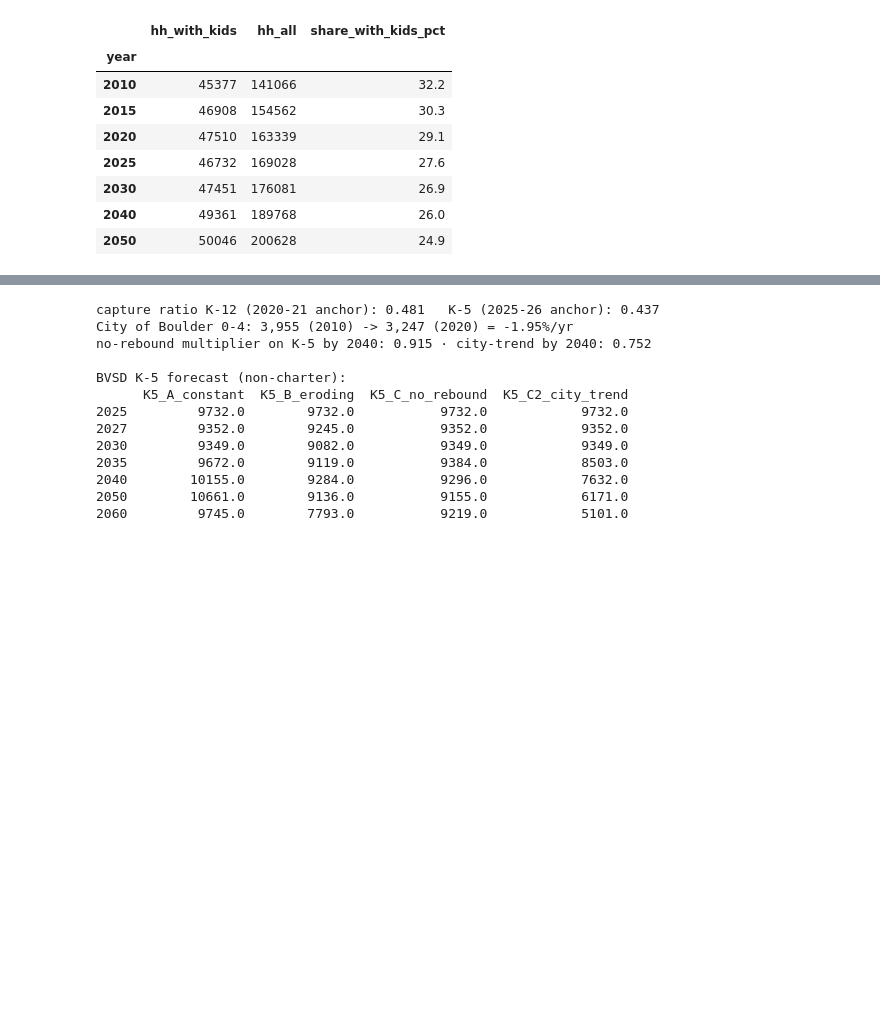
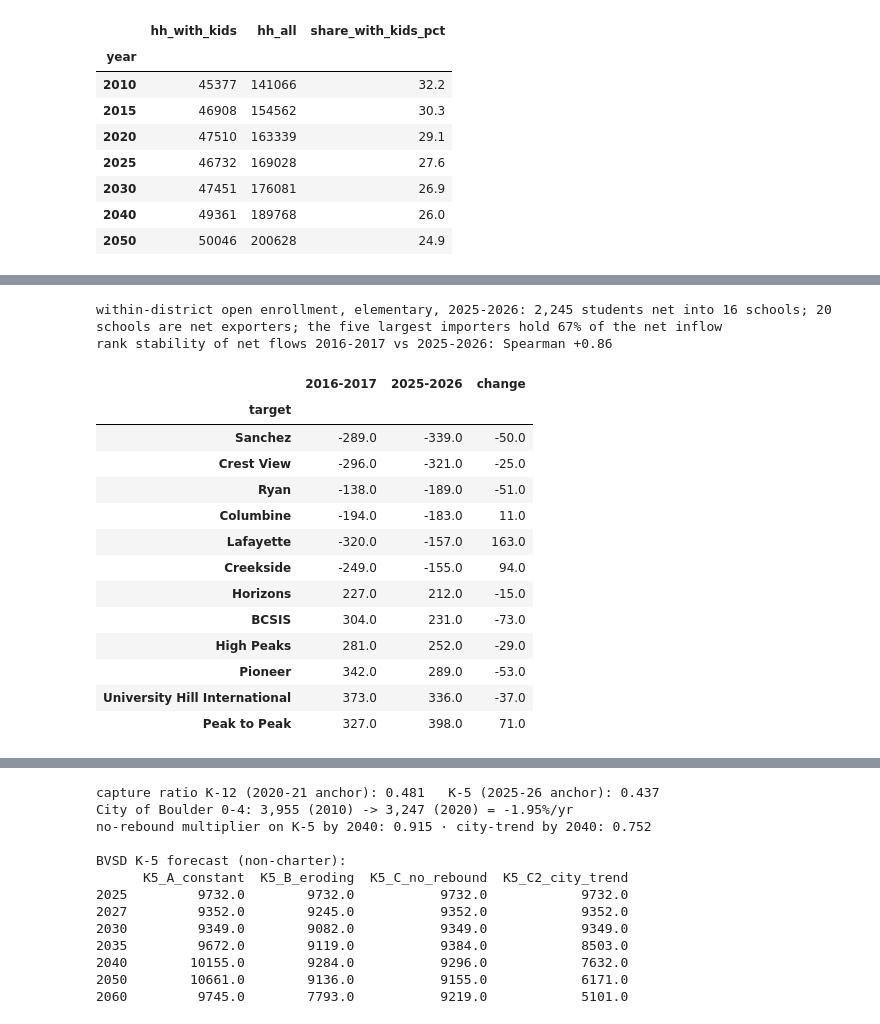
Before and after one commit to brianckeegan/charting-boulder, a Jupyter notebook: 2026-09-bvsd/enrollment-forecast.ipynb, the cells around one changed output, grey strips where cells are left out. Saved outputs shown, nothing was run; the diff lists cells and outputs as text; code cells hidden in the pictures; blank space fills up the shorter version.

```diff
--- a/2026-09-bvsd/enrollment-forecast.ipynb
+++ b/2026-09-bvsd/enrollment-forecast.ipynb
@@ -195,0 +394,29 @@ share of households with a child: 32.2% (2010) -> 27.6% (2025) -> 24.9% (2050)
+# %%
+m = oe_edges[(oe_edges.level == "elementary") & (oe_edges.edge_type == "matrix") & (~oe_edges.self_loop)]
+def net_flow(y):
+    mm = m[m.school_year == y]
+    return mm.groupby("target").students.sum().sub(mm.groupby("source").students.sum(), fill_value=0)
+net = pd.DataFrame({Y0: net_flow(Y0), Y1: net_flow(Y1)}).dropna()
+net["change"] = net[Y1] - net[Y0]
+imp = net[net[Y1] > 0]; exp_ = net[net[Y1] < 0]
+print(f"within-district open enrollment, elementary, {Y1}: {imp[Y1].sum():,.0f} students net into {len(imp)} schools; "
+      f"{len(exp_)} schools are net exporters; the five largest importers hold {imp[Y1].nlargest(5).sum() / imp[Y1].sum():.0%} of the net inflow")
+print(f"rank stability of net flows {Y0} vs {Y1}: Spearman {net[[Y0, Y1]].corr(method='spearman').iloc[0, 1]:+.2f}")
+pd.concat([net.sort_values(Y1).head(6), net.sort_values(Y1).tail(6)]).round(0)
+# %% [output]
+within-district open enrollment, elementary, 2025-2026: 2,245 students net into 16 schools; 20 schools are net exporters; the five largest importers hold 67% of the net inflow
+rank stability of net flows 2016-2017 vs 2025-2026: Spearman +0.86
+|  | 2016-2017 | 2025-2026 | change |
+| target |  |  |  |
+| Sanchez | -289.0 | -339.0 | -50.0 |
+| Crest View | -296.0 | -321.0 | -25.0 |
+| Ryan | -138.0 | -189.0 | -51.0 |
+| Columbine | -194.0 | -183.0 | 11.0 |
+| Lafayette | -320.0 | -157.0 | 163.0 |
+| Creekside | -249.0 | -155.0 | 94.0 |
+| Horizons | 227.0 | 212.0 | -15.0 |
+| BCSIS | 304.0 | 231.0 | -73.0 |
+| High Peaks | 281.0 | 252.0 | -29.0 |
+| Pioneer | 342.0 | 289.0 | -53.0 |
+| University Hill International | 373.0 | 336.0 | -37.0 |
+| Peak to Peak | 327.0 | 398.0 | 71.0 |
```
Also changed, not shown: parts of 17 cells of this notebook, 7 other files.
